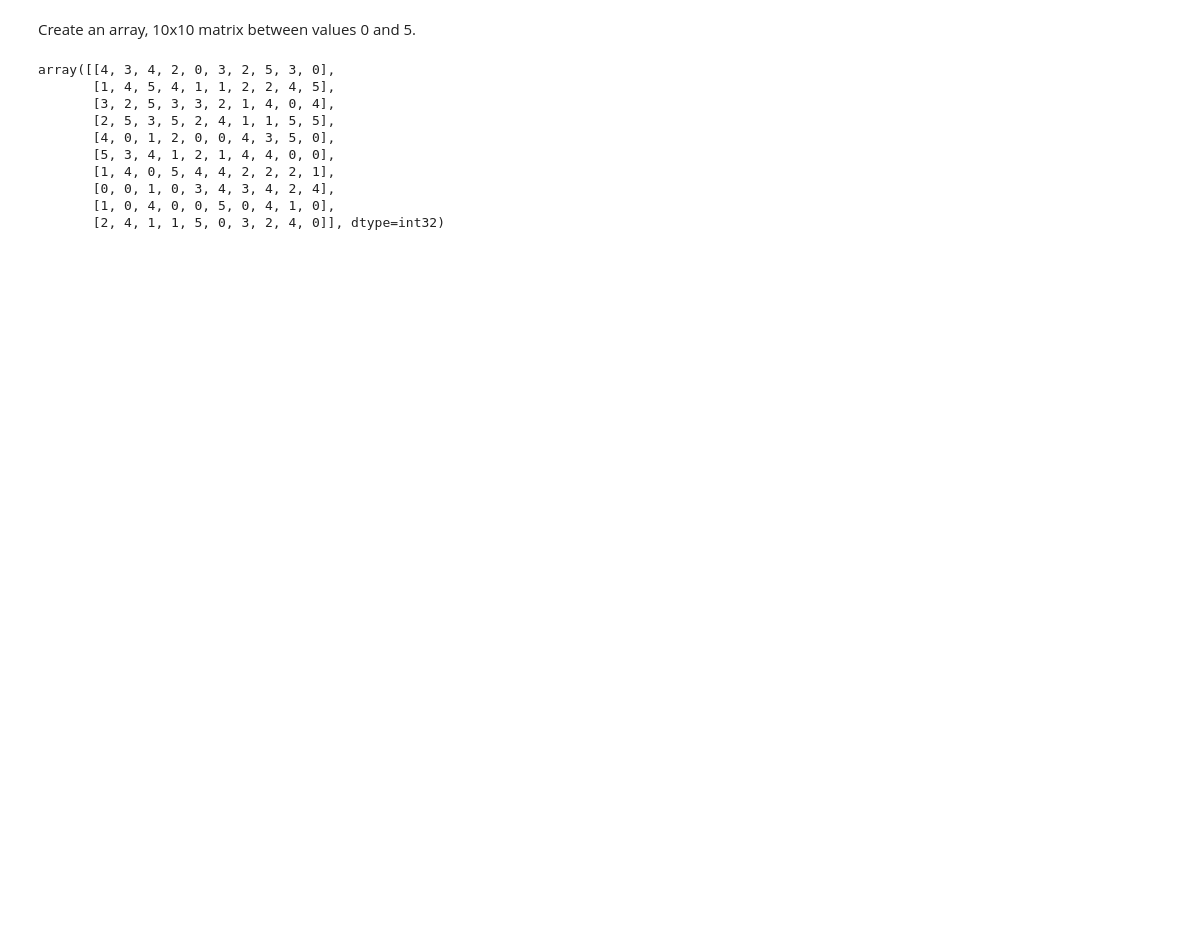
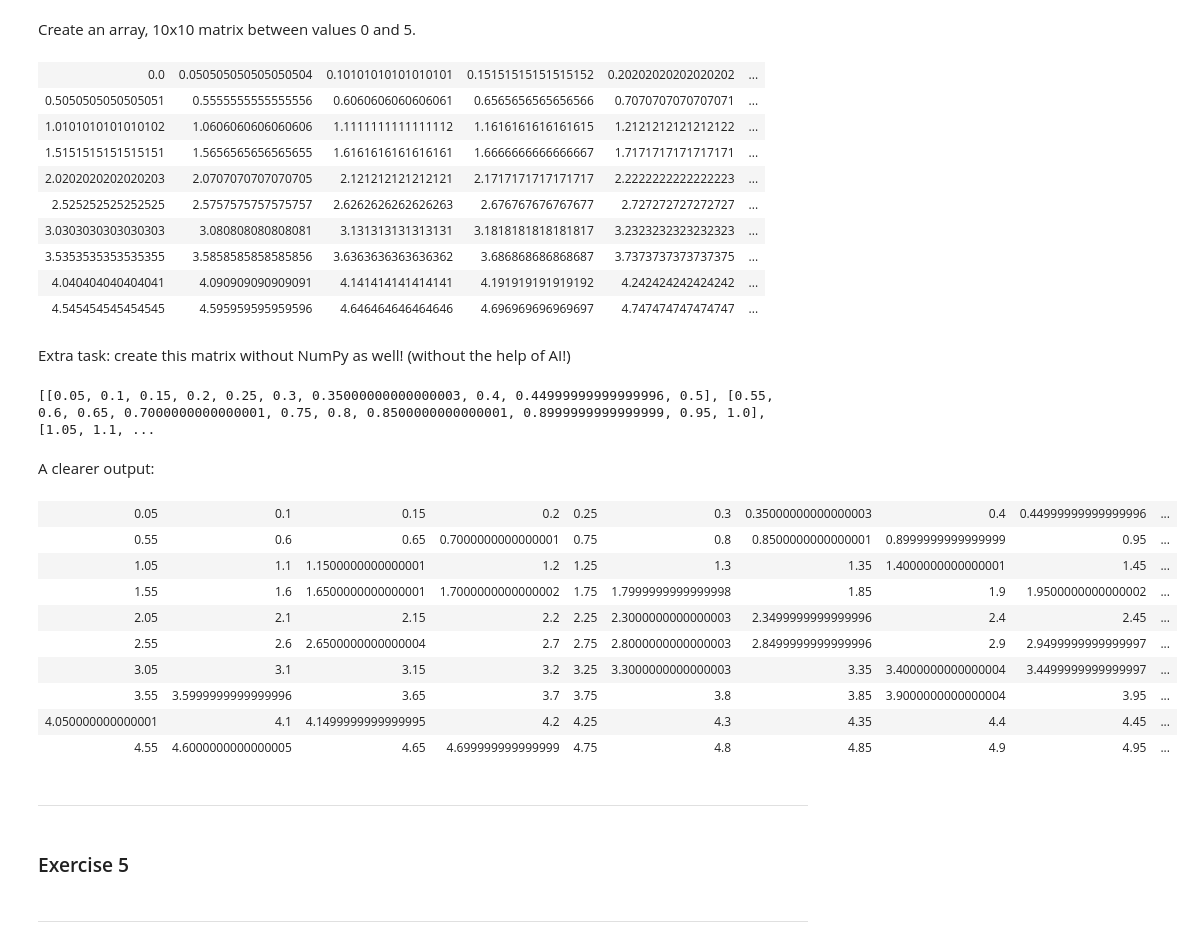
Before and after one commit to jehuhta/Intro_Data_Analytics_Huhta_Jeremy_Spring2025, a Jupyter notebook: Exercise_Set_1.ipynb, the cells around one changed output. Drawn from its saved outputs; the diff is of its cells as text; code cells hidden in the pictures; blank space fills up the shorter version.

Commit message:
Completed Exercises_1 Basic exercises

```diff
--- a/Exercise_Set_1.ipynb
+++ b/Exercise_Set_1.ipynb
@@ -269,7 +294,7 @@ Extra task: Create this matrix (list of lists) without NumPy in Python! (without
 # Create the same matrix, 1-49, 7x7, in Python!
 
 # This strategy uses the incrementor to count from 1 - 49.
-matrix = []
+data = []
 increment = 1
 
 # For each row, it makes an empty list and fills it with the
@@ -283,9 +308,8 @@ for r in range(1,8):
    increment += 1
 
   # Finally, it adds the row to the matrix list.
-  matrix.append(row)
-
-matrix
+  data.append(row)
+data
 # %% [output]
 [[1, 2, 3, 4, 5, 6, 7],
  [8, 9, 10, 11, 12, 13, 14],
@@ -355,17 +372,64 @@ array([0.182333  , 0.0129257 , 0.4279001 , 0.05828096, 0.88574562,
 # %% [markdown]
 Create an array, 10x10 matrix between values 0 and 5.
 # %%
-# Create an array, 10x10 matrix between values 0 and 5.
-data = np.random.randint(0,6, 100).reshape(10,10)
+# Create linearly-spaced array, 10x10 matrix between values 0 and 5.
+data = np.linspace(0,5, 100).reshape(10,10)
 data
 # %% [output]
-array([[4, 3, 4, 2, 0, 3, 2, 5, 3, 0],
-       [1, 4, 5, 4, 1, 1, 2, 2, 4, 5],
-       [3, 2, 5, 3, 3, 2, 1, 4, 0, 4],
-       [2, 5, 3, 5, 2, 4, 1, 1, 5, 5],
-       [4, 0, 1, 2, 0, 0, 4, 3, 5, 0],
-       [5, 3, 4, 1, 2, 1, 4, 4, 0, 0],
-       [1, 4, 0, 5, 4, 4, 2, 2, 2, 1],
-       [0, 0, 1, 0, 3, 4, 3, 4, 2, 4],
-       [1, 0, 4, 0, 0, 5, 0, 4, 1, 0],
-       [2, 4, 1, 1, 5, 0, 3, 2, 4, 0]], dtype=int32)
+| 0.0 | 0.050505050505050504 | 0.10101010101010101 | 0.15151515151515152 | 0.20202020202020202 | ... |
+| 0.5050505050505051 | 0.5555555555555556 | 0.6060606060606061 | 0.6565656565656566 | 0.7070707070707071 | ... |
+| 1.0101010101010102 | 1.0606060606060606 | 1.1111111111111112 | 1.1616161616161615 | 1.2121212121212122 | ... |
+| 1.5151515151515151 | 1.5656565656565655 | 1.6161616161616161 | 1.6666666666666667 | 1.7171717171717171 | ... |
+| 2.0202020202020203 | 2.0707070707070705 | 2.121212121212121 | 2.1717171717171717 | 2.2222222222222223 | ... |
+| 2.525252525252525 | 2.5757575757575757 | 2.6262626262626263 | 2.676767676767677 | 2.727272727272727 | ... |
+| 3.0303030303030303 | 3.080808080808081 | 3.131313131313131 | 3.1818181818181817 | 3.2323232323232323 | ... |
+| 3.5353535353535355 | 3.5858585858585856 | 3.6363636363636362 | 3.686868686868687 | 3.7373737373737375 | ... |
+| 4.040404040404041 | 4.090909090909091 | 4.141414141414141 | 4.191919191919192 | 4.242424242424242 | ... |
+| 4.545454545454545 | 4.595959595959596 | 4.646464646464646 | 4.696969696969697 | 4.747474747474747 | ... |
+# %% [markdown]
+Extra task: create this matrix without NumPy as well! (without the help of AI!)
+# %%
+# Extra task: create this matrix without NumPy as well! (without the help of AI!)
+# We will use a similar method to the last extra exercise.
+data = []
+incrementer = 1
+
+# it creates an empty row and then fills it with 10 numbers for each row.
+# then it adds the row into data.
+for row in range(1,11):
+  row = []
+
+  # Similar to slope-intercept form (Y=mx+b), the incrementor moves up each iteration.
+  for n in range(1,11):
+    number = (incrementer / 100) * 5
+    row.append(number)
+    incrementer += 1
+
+  data.append(row)
+
+# This prints into a horrible output. See below for a clearer view.
+print(data)
+# %% [output]
+[[0.05, 0.1, 0.15, 0.2, 0.25, 0.3, 0.35000000000000003, 0.4, 0.44999999999999996, 0.5], [0.55, 0.6, 0.65, 0.7000000000000001, 0.75, 0.8, 0.8500000000000001, 0.8999999999999999, 0.95, 1.0], [1.05, 1.1, ...
+# %% [markdown]
+A clearer output:
+# %%
+data = np.array(data)
+data
+# %% [output]
+| 0.05 | 0.1 | 0.15 | 0.2 | 0.25 | 0.3 | 0.35000000000000003 | 0.4 | 0.44999999999999996 | ... |
+| 0.55 | 0.6 | 0.65 | 0.7000000000000001 | 0.75 | 0.8 | 0.8500000000000001 | 0.8999999999999999 | 0.95 | ... |
+| 1.05 | 1.1 | 1.1500000000000001 | 1.2 | 1.25 | 1.3 | 1.35 | 1.4000000000000001 | 1.45 | ... |
+| 1.55 | 1.6 | 1.6500000000000001 | 1.7000000000000002 | 1.75 | 1.7999999999999998 | 1.85 | 1.9 | 1.9500000000000002 | ... |
+| 2.05 | 2.1 | 2.15 | 2.2 | 2.25 | 2.3000000000000003 | 2.3499999999999996 | 2.4 | 2.45 | ... |
+| 2.55 | 2.6 | 2.6500000000000004 | 2.7 | 2.75 | 2.8000000000000003 | 2.8499999999999996 | 2.9 | 2.9499999999999997 | ... |
+| 3.05 | 3.1 | 3.15 | 3.2 | 3.25 | 3.3000000000000003 | 3.35 | 3.4000000000000004 | 3.4499999999999997 | ... |
+| 3.55 | 3.5999999999999996 | 3.65 | 3.7 | 3.75 | 3.8 | 3.85 | 3.9000000000000004 | 3.95 | ... |
+| 4.050000000000001 | 4.1 | 4.1499999999999995 | 4.2 | 4.25 | 4.3 | 4.35 | 4.4 | 4.45 | ... |
+| 4.55 | 4.6000000000000005 | 4.65 | 4.699999999999999 | 4.75 | 4.8 | 4.85 | 4.9 | 4.95 | ... |
+# %% [markdown]
+---
+# %% [markdown]
+### Exercise 5
+# %% [markdown]
+---
```
Also changed, not shown: parts of 51 cells of this notebook.
